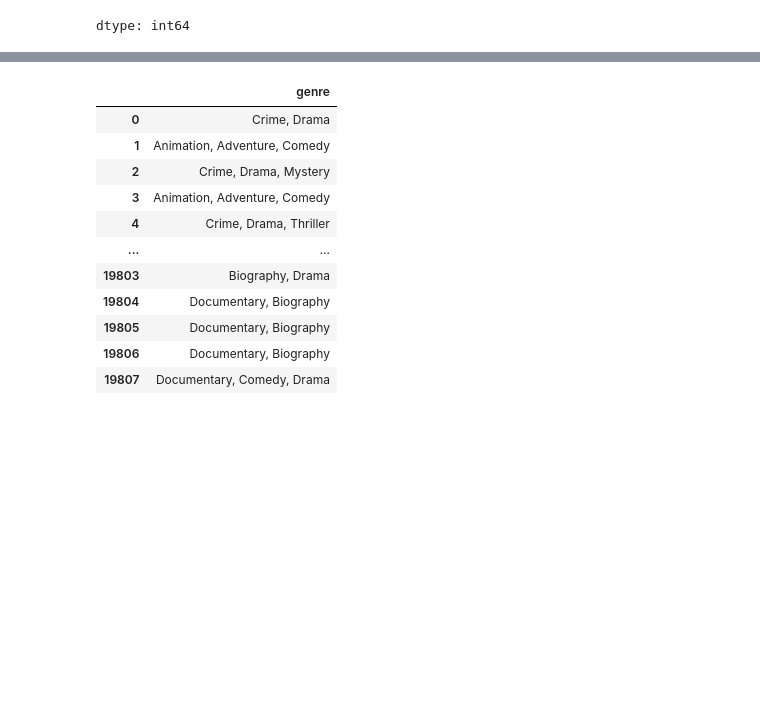
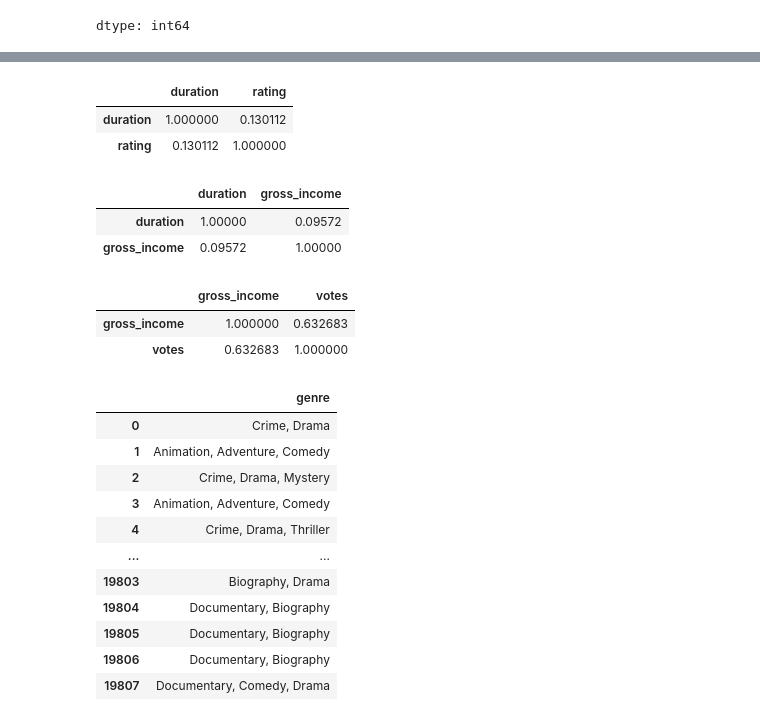
Before and after one commit to shreyaupadhyay4/project_movie, a Jupyter notebook: movies_project.ipynb, the cells around one changed output, grey strips where cells are left out. Drawn from its saved outputs; the diff is of its cells as text; code cells hidden in the pictures; blank space fills up the shorter version.

```diff
--- a/movies_project.ipynb
+++ b/movies_project.ipynb
@@ -615,0 +616,6 @@ dtype: int64
+# %%
+df[['duration','rating']].corr()  # have perfect correlation with themselves only
+# %% [output]
+|  | duration | rating |
+| duration | 1.000000 | 0.130112 |
+| rating | 0.130112 | 1.000000 |
@@ -615,0 +626,6 @@ dtype: int64
+# %%
+df[['duration','gross_income']].corr()  # weak positive effect
+# %% [output]
+|  | duration | gross_income |
+| duration | 1.00000 | 0.09572 |
+| gross_income | 0.09572 | 1.00000 |
@@ -616,3 +634,9 @@ dtype: int64
+# %%
+df[['gross_income','votes']].corr()  # strong positive correaltion
+# %% [output]
+|  | gross_income | votes |
+| gross_income | 1.000000 | 0.632683 |
+| votes | 0.632683 | 1.000000 |
 # %%
 # Q14. Which genre has the highest average rating?
 # %%
```
Also changed, not shown: parts of 18 cells of this notebook.
